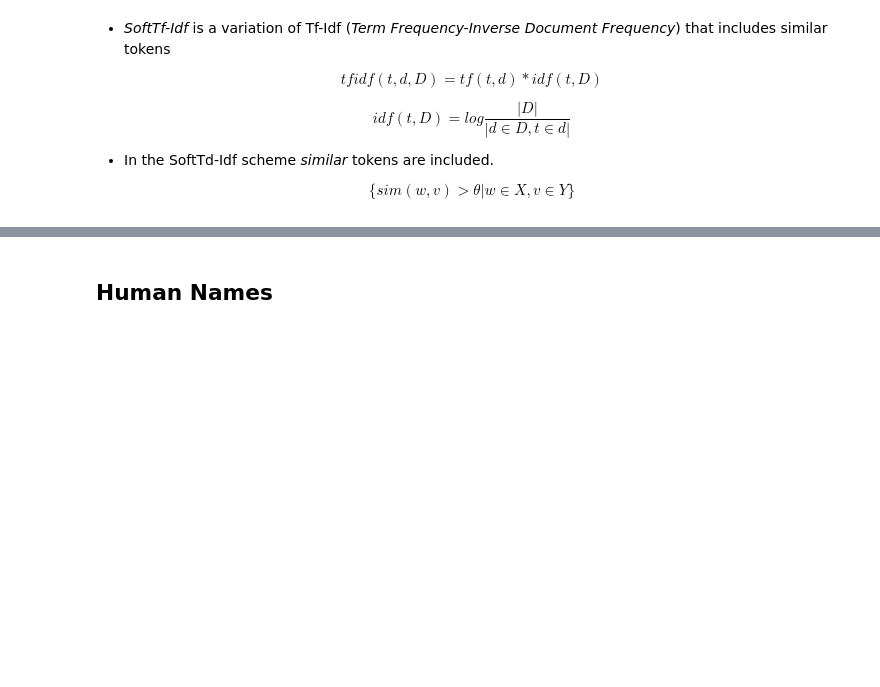
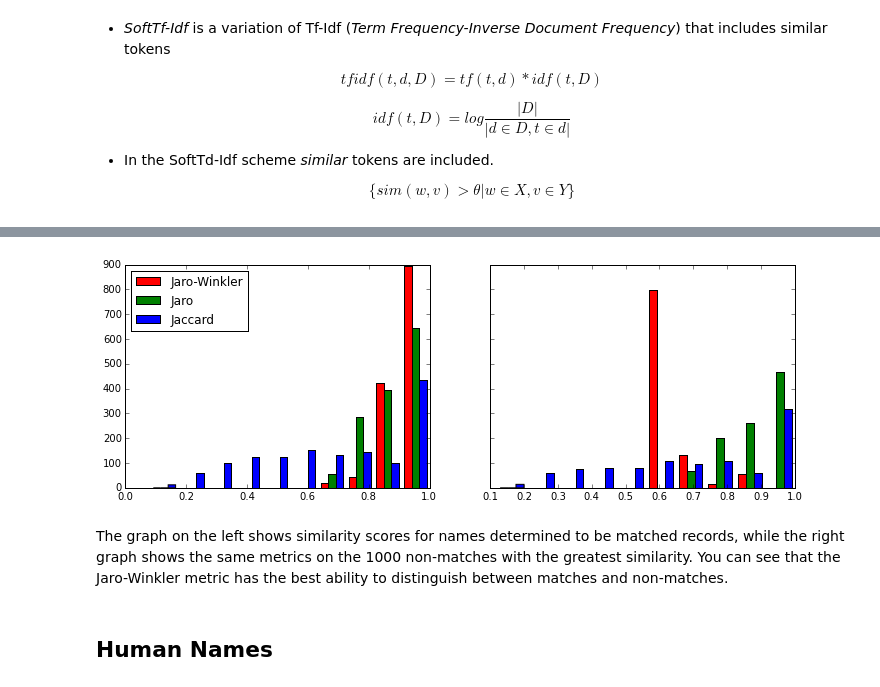
Before and after one commit to mikemull/Notebooks, a Jupyter notebook: PyDataNYCSlides.ipynb, the cells around one changed output, grey strips where cells are left out. Saved outputs shown, nothing was run; the diff lists cells and outputs as text; code cells hidden in the pictures; blank space fills up the shorter version.

```diff
--- a/PyDataNYCSlides.ipynb
+++ b/PyDataNYCSlides.ipynb
@@ -281,3 +426,30 @@ $$
+# %%
+import jellyfish
+
+df_m = pd.read_csv('./data/matched.csv')
+df_u = pd.read_csv('./data/unmatched.csv')
+
+df_m['jaro'] = df_m[['nname_x','nname_y']].apply(lambda s: jellyfish.jaro_distance(s[0],s[1]),axis=1)
+df_m['jacc'] = df_m[['nname_x','nname_y']].apply(lambda s: jaccard(ngrams(s[0],2),ngrams(s[1],2)),axis=1)
+
+df_u['jaro'] = df_m[['nname_x','nname_y']].apply(lambda s: jellyfish.jaro_distance(s[0],s[1]),axis=1)
+df_u['jacc'] = df_m[['nname_x','nname_y']].apply(lambda s: jaccard(ngrams(s[0],2),ngrams(s[1],2)),axis=1)
+
+f, (ax1, ax2) = plt.subplots(1, 2, sharey=True)
+f.set_size_inches(12,4)
+_=ax1.hist(df_m[['jw','jaro', 'jacc']].values,
+           color=['r', 'g', 'b'],
+           label=['Jaro-Winkler', 'Jaro', 'Jaccard'],
+           histtype='bar')
+_=ax1.legend(loc='upper left')
+_=ax2.hist(df_u[['jw','jaro', 'jacc']].values,
+           color=['r', 'g', 'b'],
+           label=['Jaro-Winkler', 'Jaro', 'Jaccard'],
+           histtype='bar')
+# %% [output]
+[figure, added]
+# %% [markdown]
+The graph on the left shows similarity scores for names determined to be matched records, while the right graph shows the same metrics on the 1000 non-matches with the greatest similarity.  You can see that the Jaro-Winkler metric has the best ability to distinguish between matches and non-matches.
 # %% [markdown]
 ## Human Names
 # %% [markdown]
```
Also changed, not shown: parts of 98 cells of this notebook, 2 other files.
